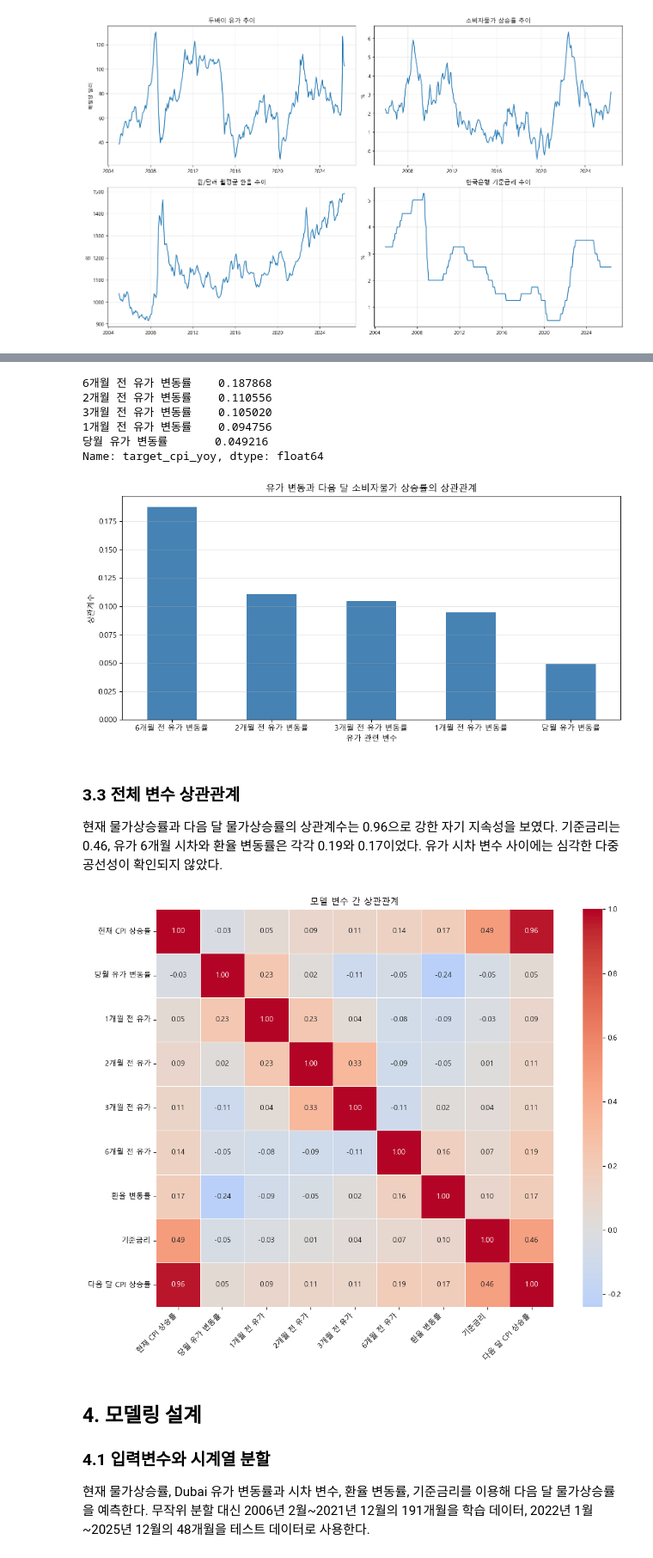
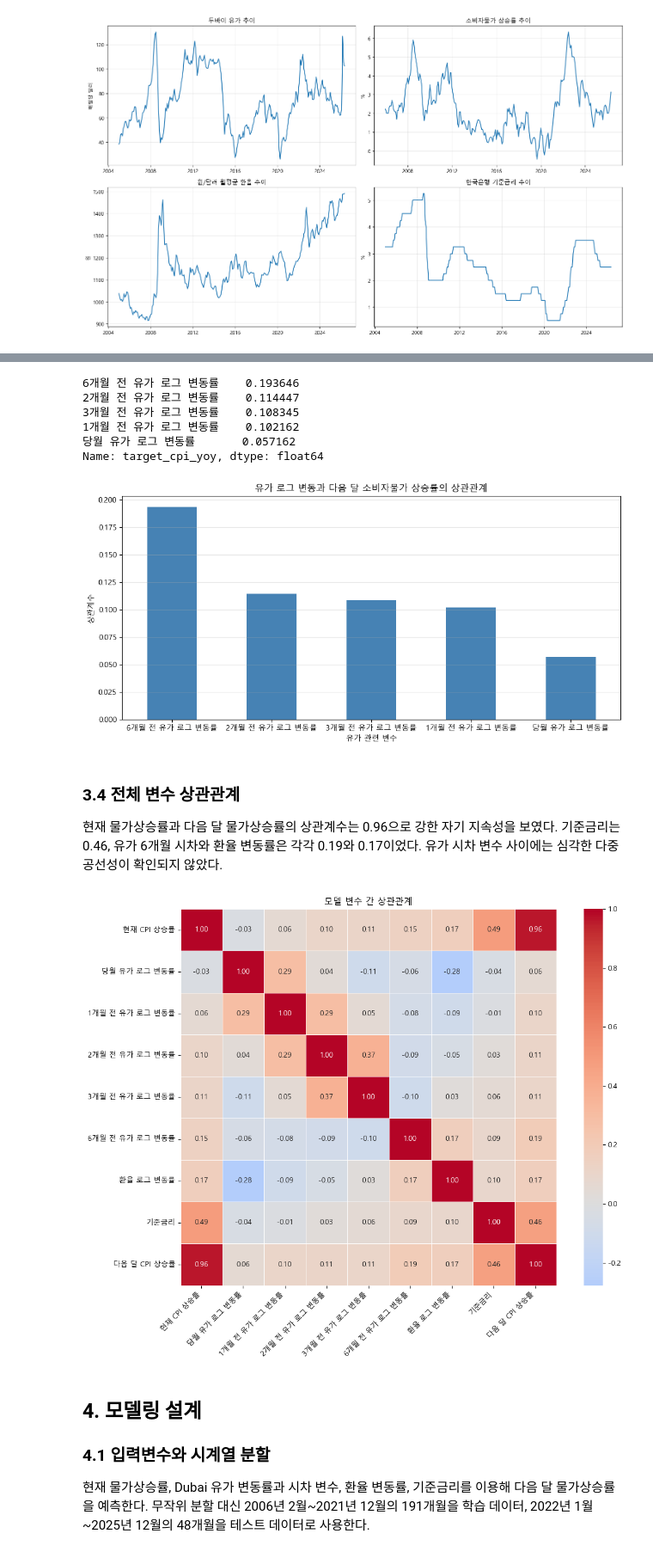
Before and after one commit to Polalise/MachineLearning_oil, a Jupyter notebook: model.ipynb, the cells around one changed output, grey strips where cells are left out. Shown at 86% size. Cells and saved outputs as stored; diff of their text form; code cells hidden in the pictures.

```diff
--- a/model.ipynb
+++ b/model.ipynb
@@ -403,11 +511,11 @@ plt.show()
 # %%
 # 시차별 상관관계 분석
 lag_columns = [
-    "oil_mom",
-    "oil_lag_1",
-    "oil_lag_2",
-    "oil_lag_3",
-    "oil_lag_6",
+    "oil_log_mom",
+    "oil_log_lag_1",
+    "oil_log_lag_2",
+    "oil_log_lag_3",
+    "oil_log_lag_6",
 ]
 
 lag_correlations = (
@@ -419,11 +527,11 @@ lag_correlations = (
 
 # 변수명 한글 변환
 label_map = {
-    "oil_mom": "당월 유가 변동률",
-    "oil_lag_1": "1개월 전 유가 변동률",
-    "oil_lag_2": "2개월 전 유가 변동률",
-    "oil_lag_3": "3개월 전 유가 변동률",
-    "oil_lag_6": "6개월 전 유가 변동률",
+    "oil_log_mom": "당월 유가 로그 변동률",
+    "oil_log_lag_1": "1개월 전 유가 로그 변동률",
+    "oil_log_lag_2": "2개월 전 유가 로그 변동률",
+    "oil_log_lag_3": "3개월 전 유가 로그 변동률",
+    "oil_log_lag_6": "6개월 전 유가 로그 변동률",
 }
 
 lag_correlations_ko = lag_correlations.rename(index=label_map)
@@ -433,7 +541,7 @@ display(lag_correlations_ko)
 plt.figure(figsize=(10, 5))
 lag_correlations_ko.plot(kind="bar", color="steelblue")
 
-plt.title("유가 변동과 다음 달 소비자물가 상승률의 상관관계")
+plt.title("유가 로그 변동과 다음 달 소비자물가 상승률의 상관관계")
 plt.xlabel("유가 관련 변수")
 plt.ylabel("상관계수")
 plt.axhline(0, color="black", linewidth=0.8)
@@ -442,27 +550,27 @@ plt.grid(axis="y", alpha=0.3)
 plt.tight_layout()
 plt.show()
 # %% [output]
-6개월 전 유가 변동률    0.187868
-2개월 전 유가 변동률    0.110556
-3개월 전 유가 변동률    0.105020
-1개월 전 유가 변동률    0.094756
-당월 유가 변동률       0.049216
+6개월 전 유가 로그 변동률    0.193646
+2개월 전 유가 로그 변동률    0.114447
+3개월 전 유가 로그 변동률    0.108345
+1개월 전 유가 로그 변동률    0.102162
+당월 유가 로그 변동률       0.057162
 Name: target_cpi_yoy, dtype: float64
-[figure, old version]
+[figure, new version]
 # %% [markdown]
-### 3.3 전체 변수 상관관계
+### 3.4 전체 변수 상관관계
 
 현재 물가상승률과 다음 달 물가상승률의 상관계수는 0.96으로 강한 자기 지속성을 보였다. 기준금리는 0.46, 유가 6개월 시차와 환율 변동률은 각각 0.19와 0.17이었다. 유가 시차 변수 사이에는 심각한 다중공선성이 확인되지 않았다.
 # %%
 # 전체 모델 변수의 상관관계 히트맵
 corr_columns = [
     "cpi_yoy",
-    "oil_mom",
-    "oil_lag_1",
-    "oil_lag_2",
-    "oil_lag_3",
-    "oil_lag_6",
-    "fx_mom",
+    "oil_log_mom",
+    "oil_log_lag_1",
+    "oil_log_lag_2",
+    "oil_log_lag_3",
+    "oil_log_lag_6",
+    "fx_log_mom",
     "base_rate",
     "target_cpi_yoy",
 ]
@@ -472,40 +580,40 @@ correlation_matrix = analysis_df[corr_columns].corr()
 # 히트맵 출력용 한글 변수명
 label_map = {
     "cpi_yoy": "현재 CPI 상승률",
-    "oil_mom": "당월 유가 변동률",
-    "oil_lag_1": "1개월 전 유가",
-    "oil_lag_2": "2개월 전 유가",
-    "oil_lag_3": "3개월 전 유가",
-    "oil_lag_6": "6개월 전 유가",
-    "fx_mom": "환율 변동률",
+    "oil_log_mom": "당월 유가 로그 변동률",
+    "oil_log_lag_1": "1개월 전 유가 로그 변동률",
+    "oil_log_lag_2": "2개월 전 유가 로그 변동률",
+    "oil_log_lag_3": "3개월 전 유가 로그 변동률",
+    "oil_log_lag_6": "6개월 전 유가 로그 변동률",
+    "fx_log_mom": "환율 로그 변동률",
     "base_rate": "기준금리",
     "target_cpi_yoy": "다음 달 CPI 상승률",
 }
 
 correlation_matrix_ko = correlation_matrix.rename(
     index=label_map,
     columns=label_map,
 )
 
 plt.figure(figsize=(12, 9))
 
 sns.heatmap(
     correlation_matrix_ko,
     annot=True,
     fmt=".2f",
     cmap="coolwarm",
     center=0,
     square=True,
     linewidths=0.5,
 )
 
 plt.title("모델 변수 간 상관관계")
 plt.xticks(rotation=45, ha="right")
 plt.yticks(rotation=0)
 plt.tight_layout()
 plt.show()
 # %% [output]
-[figure, old version]
+[figure, new version]
 # %% [markdown]
 ## 4. 모델링 설계
 
```
Also changed, not shown: parts of 18 cells of this notebook, 8 other files.
